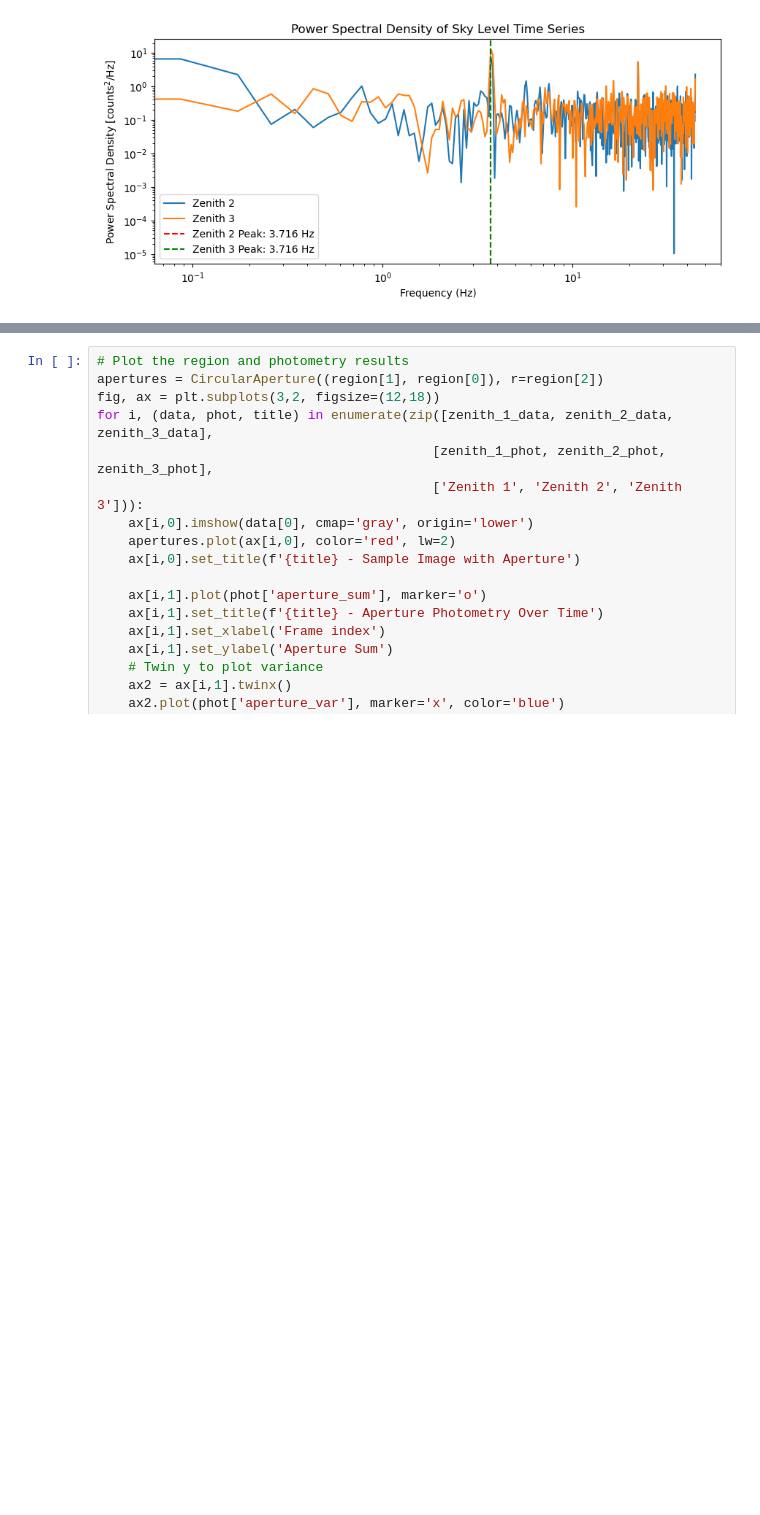
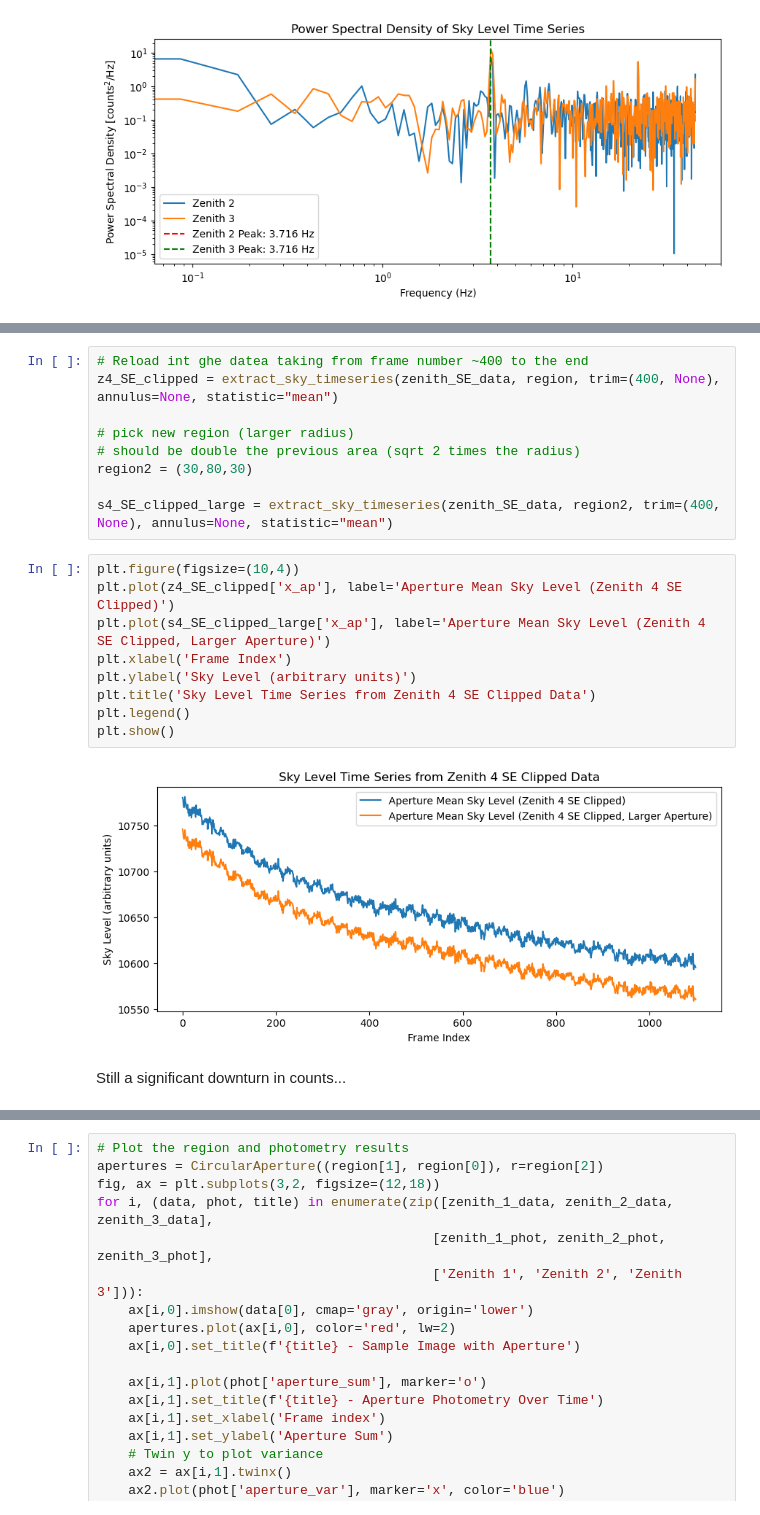
Before and after one commit to chase-urasaki/mirsi_sims, a Jupyter notebook: 2512267_analysis.ipynb, the cells around one changed output, grey strips where cells are left out. Drawn from its saved outputs; the diff is of its cells as text; blank space fills up the shorter version.

```diff
--- a/2512267_analysis.ipynb
+++ b/2512267_analysis.ipynb
@@ -262,0 +305,22 @@ plt.show()
+# %%
+# Reload int ghe datea taking from frame number ~400 to the end
+z4_SE_clipped = extract_sky_timeseries(zenith_SE_data, region, trim=(400, None), annulus=None, statistic="mean")
+
+# pick new region (larger radius)
+# should be double the previous area (sqrt 2 times the radius)
+region2 = (30,80,30)
+
+s4_SE_clipped_large = extract_sky_timeseries(zenith_SE_data, region2, trim=(400, None), annulus=None, statistic="mean")
+# %%
+plt.figure(figsize=(10,4))
+plt.plot(z4_SE_clipped['x_ap'], label='Aperture Mean Sky Level (Zenith 4 SE Clipped)')
+plt.plot(s4_SE_clipped_large['x_ap'], label='Aperture Mean Sky Level (Zenith 4 SE Clipped, Larger Aperture)')
+plt.xlabel('Frame Index')
+plt.ylabel('Sky Level (arbitrary units)')
+plt.title('Sky Level Time Series from Zenith 4 SE Clipped Data')
+plt.legend()
+plt.show()
+# %% [output]
+[figure, added]
+# %% [markdown]
+Still a significant downturn in counts...
```
Also changed, not shown: parts of 15 cells of this notebook.
